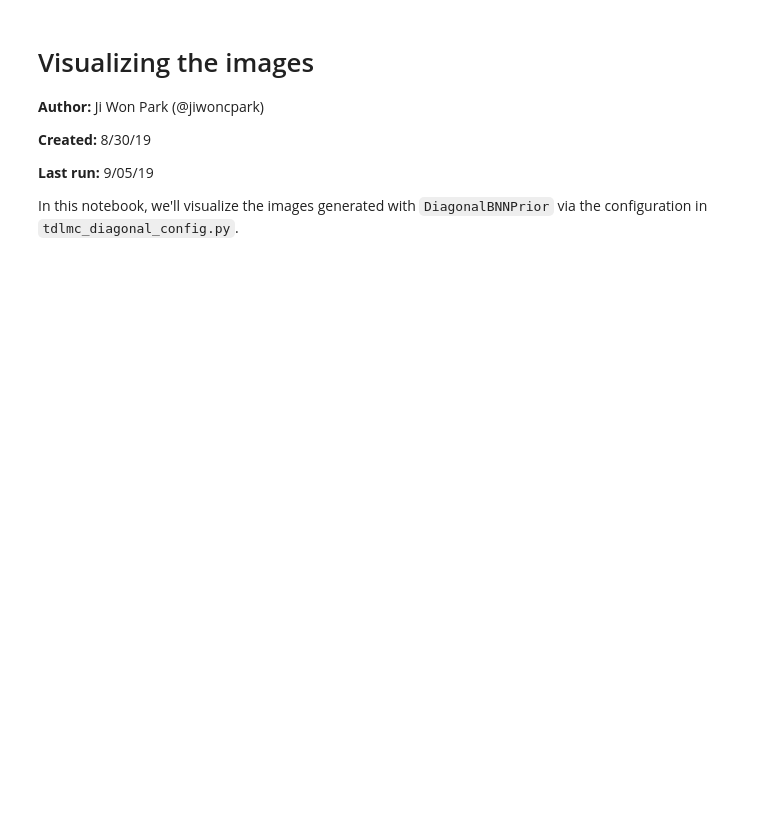
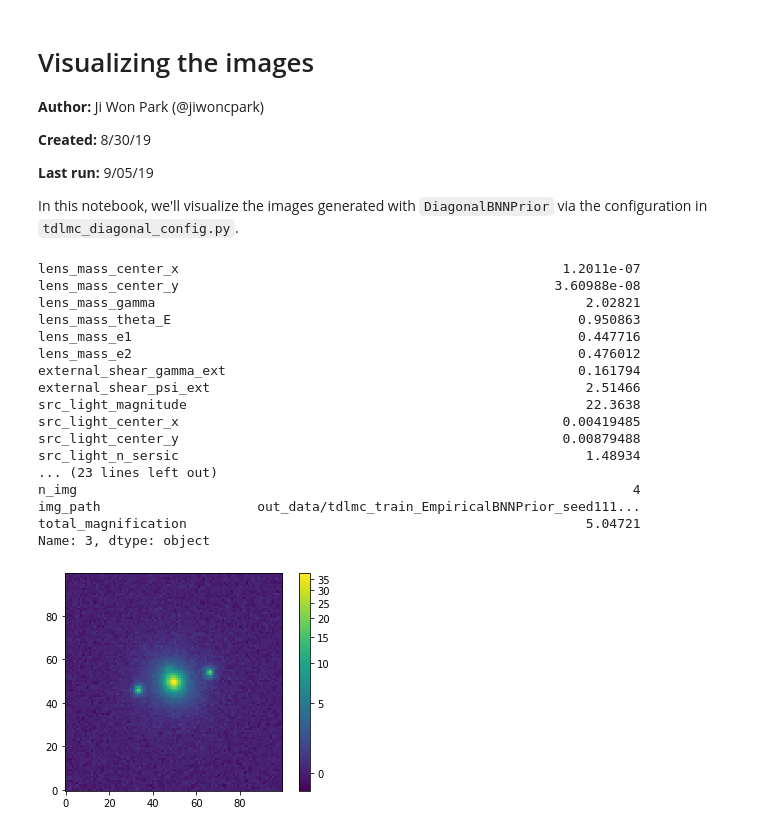
Before and after one commit to jiwoncpark/baobab, a Jupyter notebook: demo/Visualize_images.ipynb, the cells around one changed output. Drawn from its saved outputs; the diff is of its cells as text; code cells hidden in the pictures; blank space fills up the shorter version.

Commit message:
Check in running version of EmpiricalBNNPrior, visualization pending

```diff
--- a/demo/Visualize_images.ipynb
+++ b/demo/Visualize_images.ipynb
@@ -21,10 +24,12 @@ __Last run:__ 9/05/19
 
 In this notebook, we'll visualize the images generated with `DiagonalBNNPrior` via the configuration in `tdlmc_diagonal_config.py`.
 # %%
-cfg_path = tdlmc_diagonal_config.__file__
+#cfg_path = tdlmc_diagonal_config.__file__
+cfg_path = tdlmc_empirical_config.__file__
 #cfg_path = os.path.join('..', '..', 'time_delay_lens_modeling_challenge', 'data', 'baobab_configs', 'train_tdlmc_diagonal_config.py')
 cfg = Config.fromfile(cfg_path)
-out_data_dir = os.path.join('..', '..', 'time_delay_lens_modeling_challenge', cfg.out_dir)
+#out_data_dir = os.path.join('..', '..', 'time_delay_lens_modeling_challenge', cfg.out_dir)
+out_data_dir = os.path.join('..', cfg.out_dir)
 meta = pd.read_csv(os.path.join(out_data_dir, 'metadata.csv'), index_col=None)
 bnn_prior = getattr(bnn_priors, cfg.bnn_prior_class)(cfg.bnn_omega, cfg.components)
 # %%
@@ -32,16 +37,35 @@ img_files = [fname for fname in os.listdir(out_data_dir) if fname.endswith('.npy
 # %%
 # TODO: description, asinh scale...
 # %%
-img_idx = 5
+img_idx = 3
 
 img_path = os.path.join(out_data_dir, img_files[img_idx])
 img = np.load(img_path)
 
 norm = ImageNormalize(img, interval=MinMaxInterval(), stretch=AsinhStretch())
 
 fig = plt.figure()
 ax = fig.add_subplot(1, 1, 1)
 im = ax.imshow(img, origin='lower', norm=norm)
 fig.colorbar(im)
 
 print(meta.iloc[img_idx])
+# %% [output]
+lens_mass_center_x                                                 1.2011e-07
+lens_mass_center_y                                                3.60988e-08
+lens_mass_gamma                                                       2.02821
+lens_mass_theta_E                                                    0.950863
+lens_mass_e1                                                         0.447716
+lens_mass_e2                                                         0.476012
+external_shear_gamma_ext                                             0.161794
+external_shear_psi_ext                                                2.51466
+src_light_magnitude                                                   22.3638
+src_light_center_x                                                 0.00419485
+src_light_center_y                                                 0.00879488
+src_light_n_sersic                                                    1.48934
+... (23 lines left out)
+n_img                                                                       4
+img_path                    out_data/tdlmc_train_EmpiricalBNNPrior_seed111...
+total_magnification                                                   5.04721
+Name: 3, dtype: object
+[figure, added]
```
Also changed, not shown: parts of 1 cell of this notebook, 4 other files.
